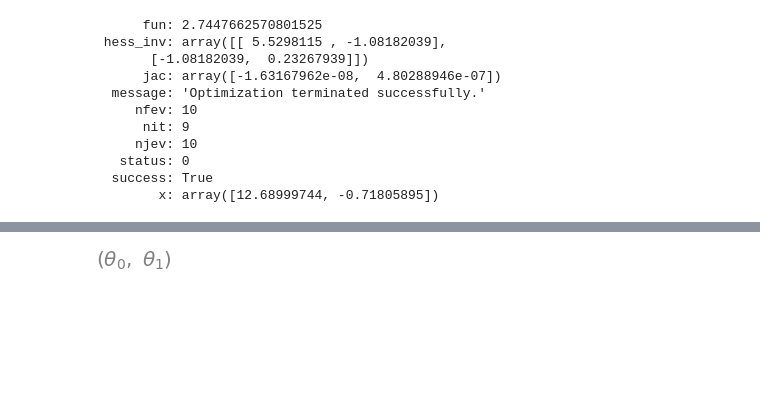
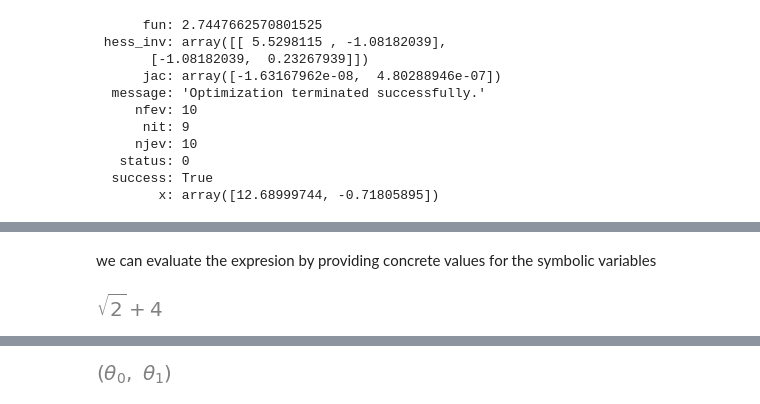
Before and after one commit to rramosp/2020.deeplearning, a Jupyter notebook: U3.01 - Designing ML algorithms assisted by a symbolic computing library.ipynb, the cells around one changed output, grey strips where cells are left out. Cells and saved outputs as stored; diff of their text form; code cells hidden in the pictures; blank space fills up the shorter version.

```diff
--- a/U3.01 - Designing ML algorithms assisted by a symbolic computing library.ipynb
+++ b/U3.01 - Designing ML algorithms assisted by a symbolic computing library.ipynb
@@ -95,0 +103,6 @@ r
+# %% [markdown]
+we can evaluate the expresion by providing concrete values for the symbolic variables
+# %%
+z.subs({x: 2, y: sy.pi/4})
+# %% [output]
+[figure, added]
```
Also changed, not shown: parts of 33 cells of this notebook.
